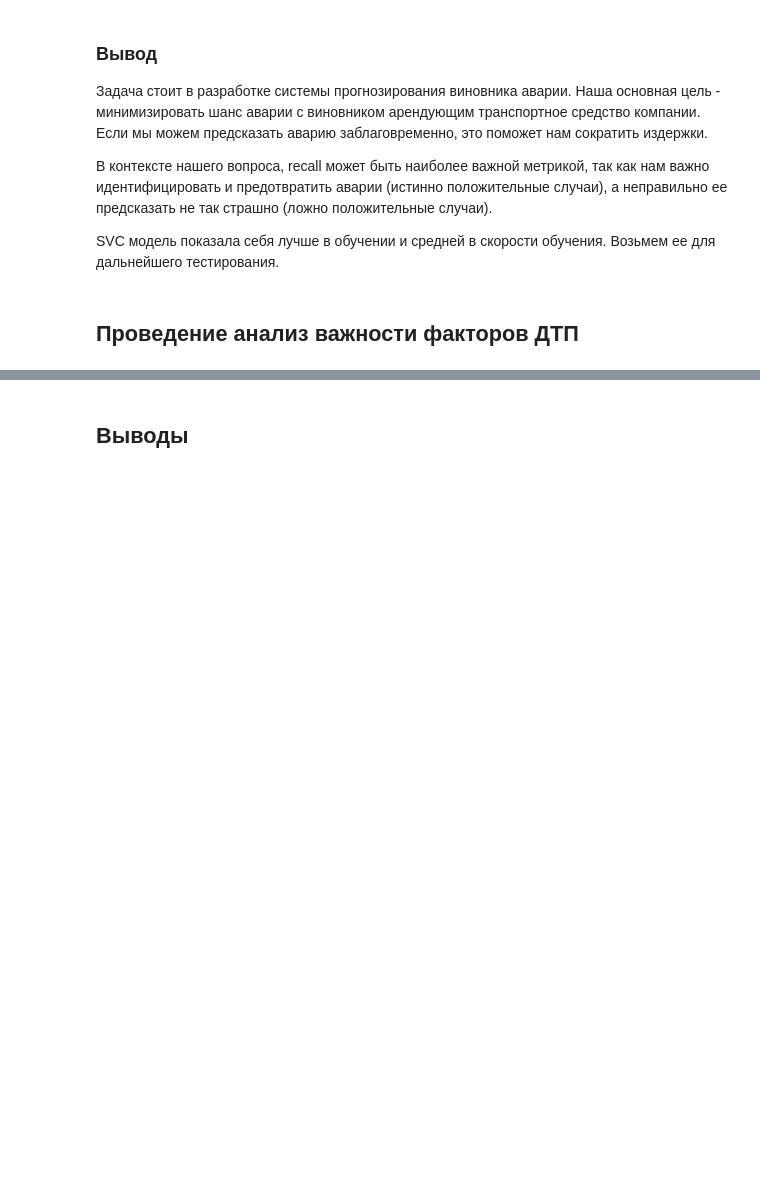
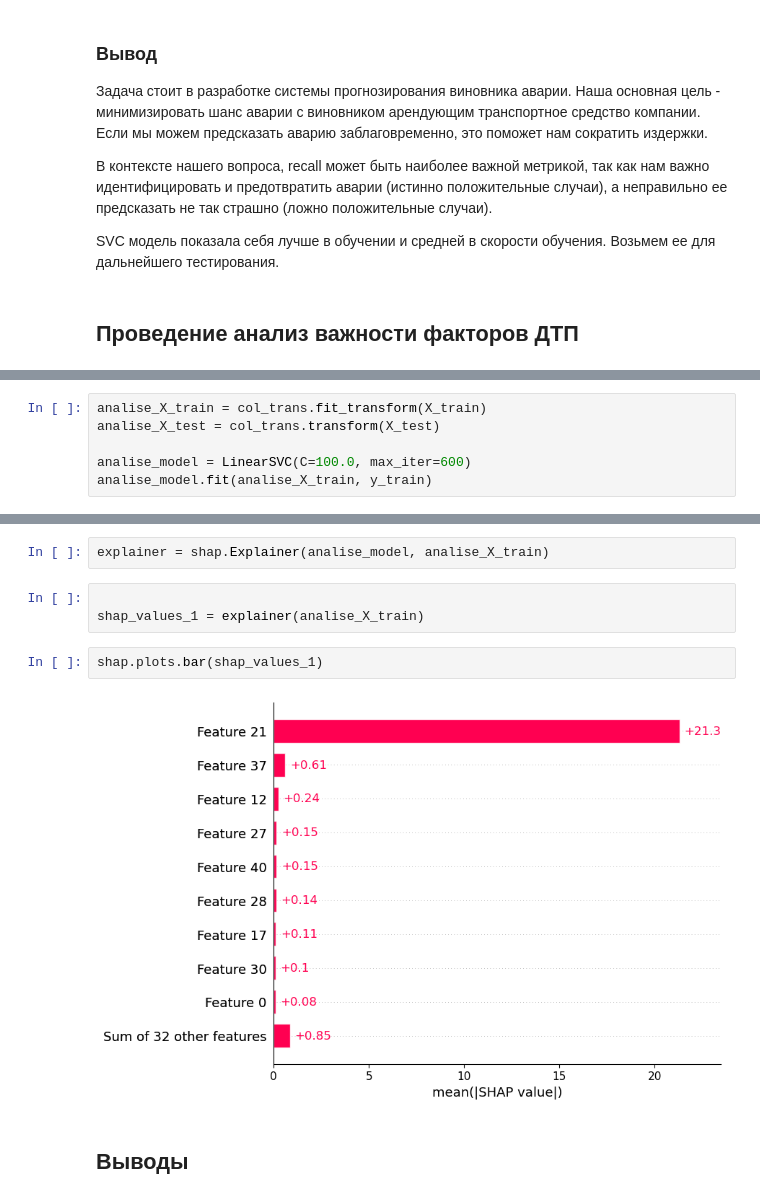
Before and after one commit to VSXV/Data-Science-Projects, a Jupyter notebook: 14. car accidents/93b6f1b1-e156-40b1-9ed6-0aaea9264dff.ipynb, the cells around one changed output, grey strips where cells are left out. Saved outputs shown, nothing was run; the diff lists cells and outputs as text; blank space fills up the shorter version.

```diff
--- a/14. car accidents/93b6f1b1-e156-40b1-9ed6-0aaea9264dff.ipynb
+++ b/14. car accidents/93b6f1b1-e156-40b1-9ed6-0aaea9264dff.ipynb
@@ -737,0 +734,6 @@ plt.show()
+# %%
+analise_X_train = col_trans.fit_transform(X_train)
+analise_X_test = col_trans.transform(X_test)
+
+analise_model = LinearSVC(C=100.0, max_iter=600)
+analise_model.fit(analise_X_train, y_train)
@@ -738,2 +743,11 @@ plt.show()
+# %%
+explainer = shap.Explainer(analise_model, analise_X_train)
+# %%
+
+shap_values_1 = explainer(analise_X_train)
+# %%
+shap.plots.bar(shap_values_1)
+# %% [output]
+[figure, added]
 # %% [markdown]
 ## Выводы
```
Also changed, not shown: parts of 6 cells of this notebook.
